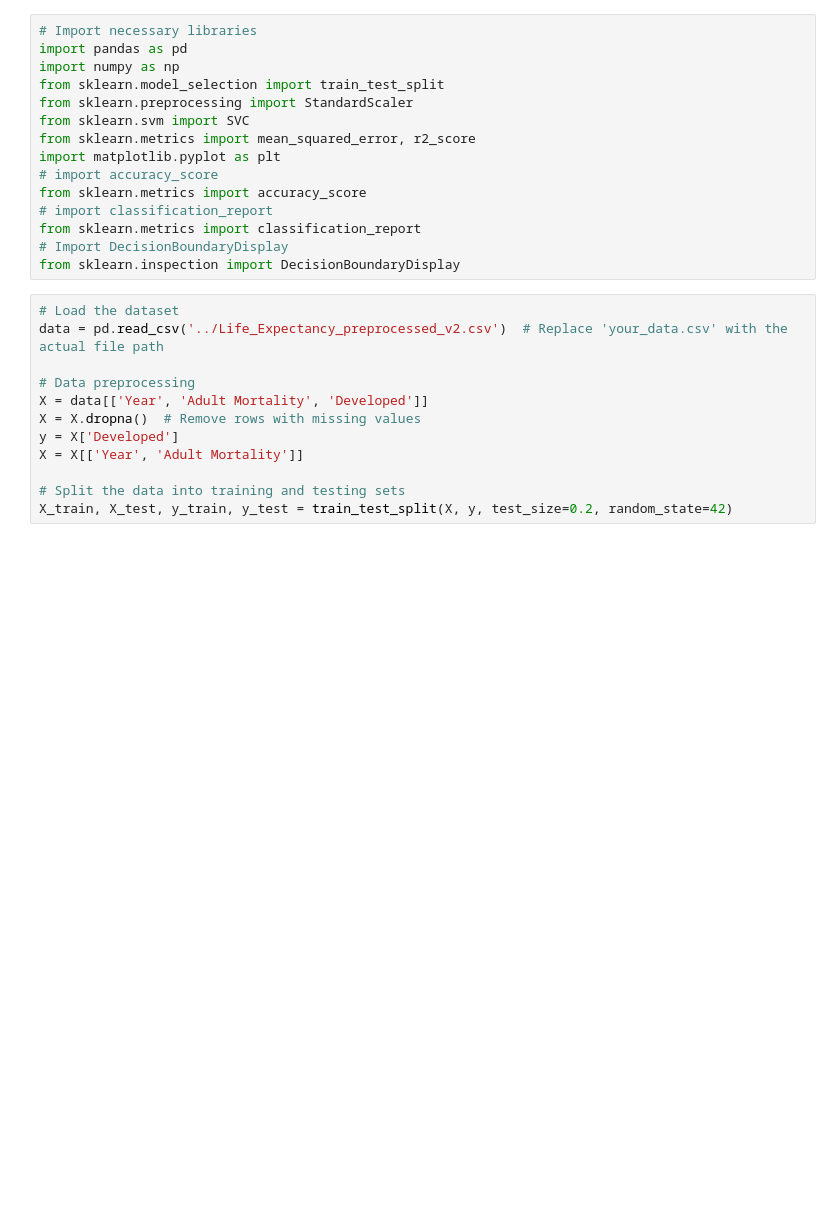
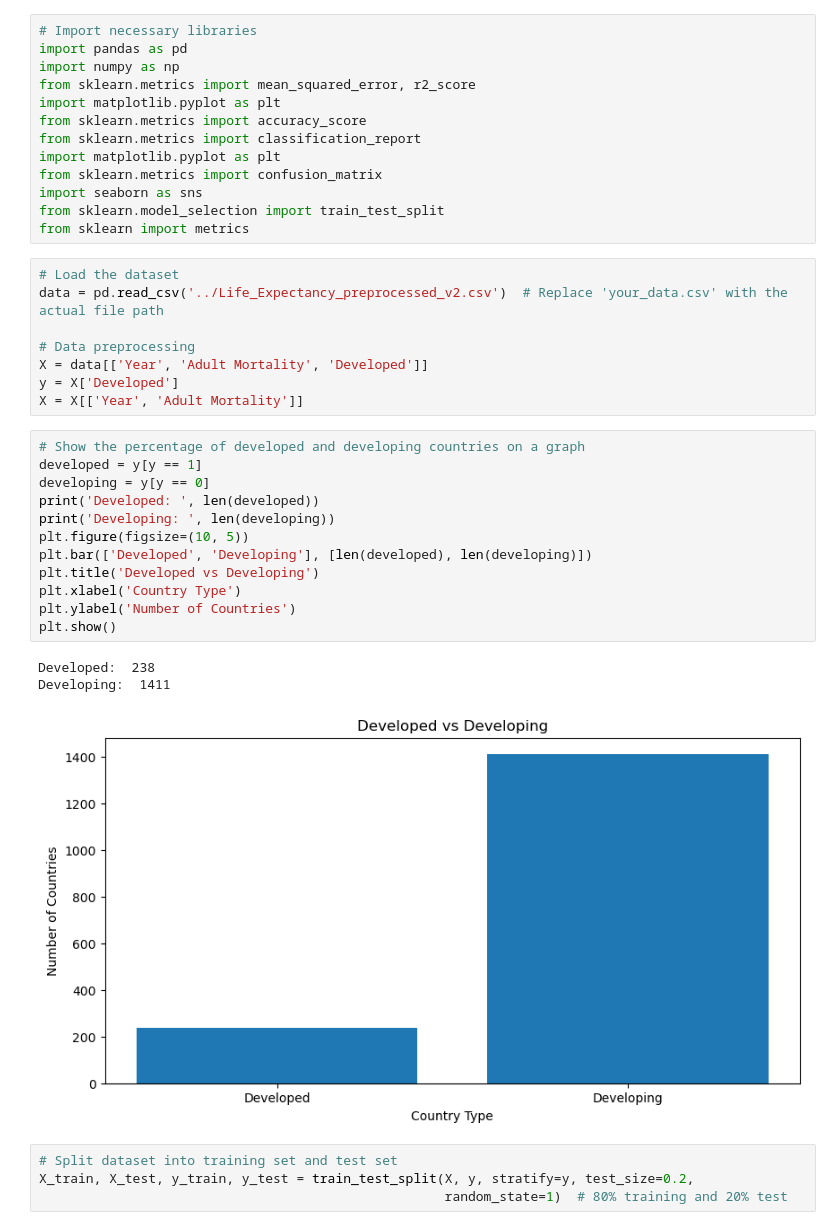
Before and after one commit to Pippeloo/DataScience-Paper, a Jupyter notebook: P2-Deliverable/SupportVectorMachine/SupportVectorMachine.ipynb, the cells around one changed output. Cells and saved outputs as stored; diff of their text form; blank space fills up the shorter version.

```diff
--- a/P2-Deliverable/SupportVectorMachine/SupportVectorMachine.ipynb
+++ b/P2-Deliverable/SupportVectorMachine/SupportVectorMachine.ipynb
@@ -2,27 +2,41 @@
 # Import necessary libraries
 import pandas as pd
 import numpy as np
-from sklearn.model_selection import train_test_split
-from sklearn.preprocessing import StandardScaler
-from sklearn.svm import SVC
 from sklearn.metrics import mean_squared_error, r2_score
 import matplotlib.pyplot as plt
-# import accuracy_score
 from sklearn.metrics import accuracy_score
-# import classification_report
 from sklearn.metrics import classification_report
-# Import DecisionBoundaryDisplay
-from sklearn.inspection import DecisionBoundaryDisplay
+import matplotlib.pyplot as plt
+from sklearn.metrics import confusion_matrix
+import seaborn as sns
+from sklearn.model_selection import train_test_split
+from sklearn import metrics
 # %%
 # Load the dataset
 data = pd.read_csv('../Life_Expectancy_preprocessed_v2.csv')  # Replace 'your_data.csv' with the actual file path
 
 # Data preprocessing
 X = data[['Year', 'Adult Mortality', 'Developed']]
-X = X.dropna()  # Remove rows with missing values
 y = X['Developed']
 X = X[['Year', 'Adult Mortality']]
-
-# Split the data into training and testing sets
-X_train, X_test, y_train, y_test = train_test_split(X, y, test_size=0.2, random_state=42)
+# %%
+# Show the percentage of developed and developing countries on a graph
+developed = y[y == 1]
+developing = y[y == 0]
+print('Developed: ', len(developed))
+print('Developing: ', len(developing))
+plt.figure(figsize=(10, 5))
+plt.bar(['Developed', 'Developing'], [len(developed), len(developing)])
+plt.title('Developed vs Developing')
+plt.xlabel('Country Type')
+plt.ylabel('Number of Countries')
+plt.show()
+# %% [output]
+Developed:  238
+Developing:  1411
+[figure, added]
+# %%
+# Split dataset into training set and test set
+X_train, X_test, y_train, y_test = train_test_split(X, y, stratify=y, test_size=0.2,
+                                                    random_state=1)  # 80% training and 20% test
 # %%
```
Also changed, not shown: parts of 6 cells of this notebook.
